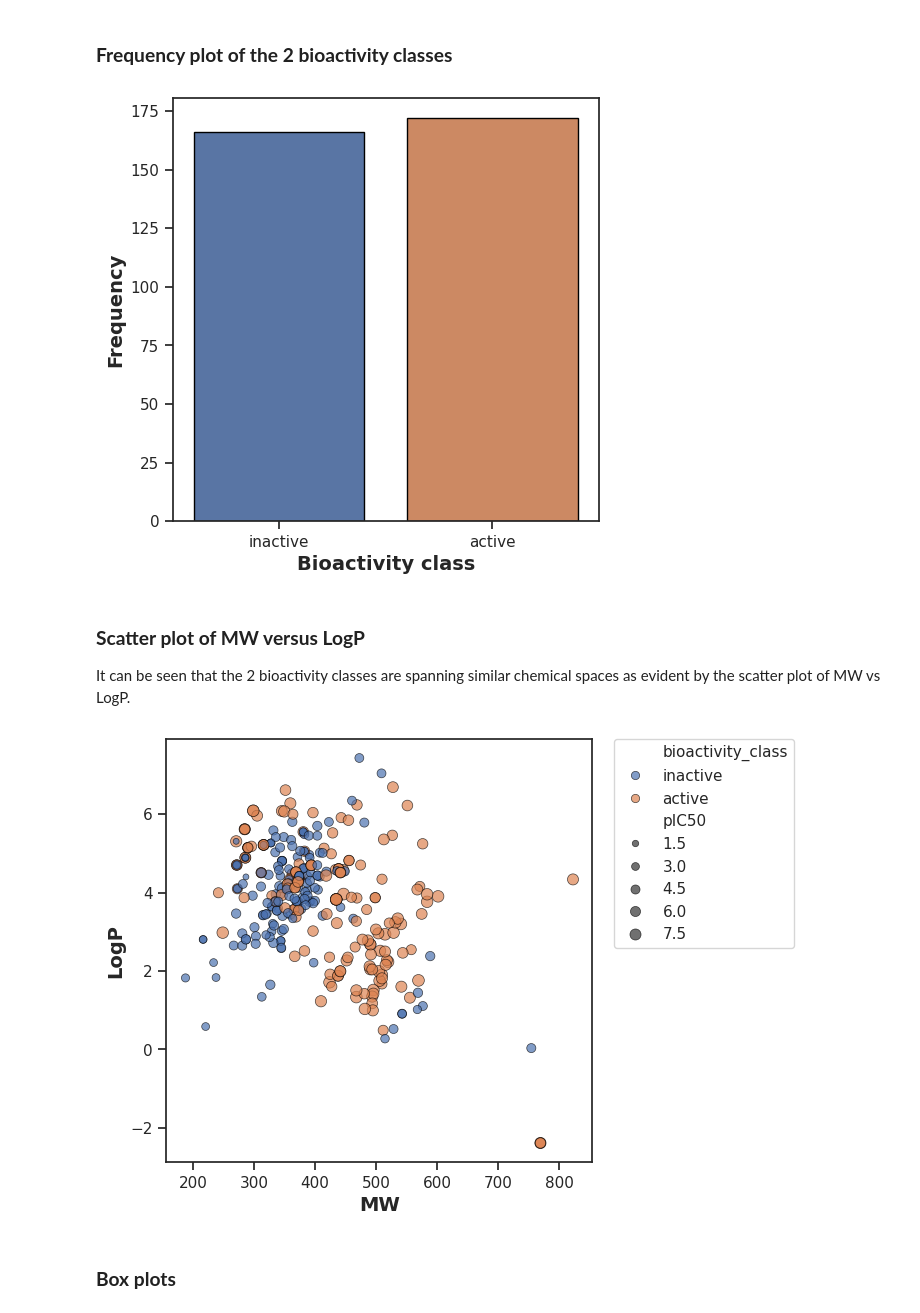
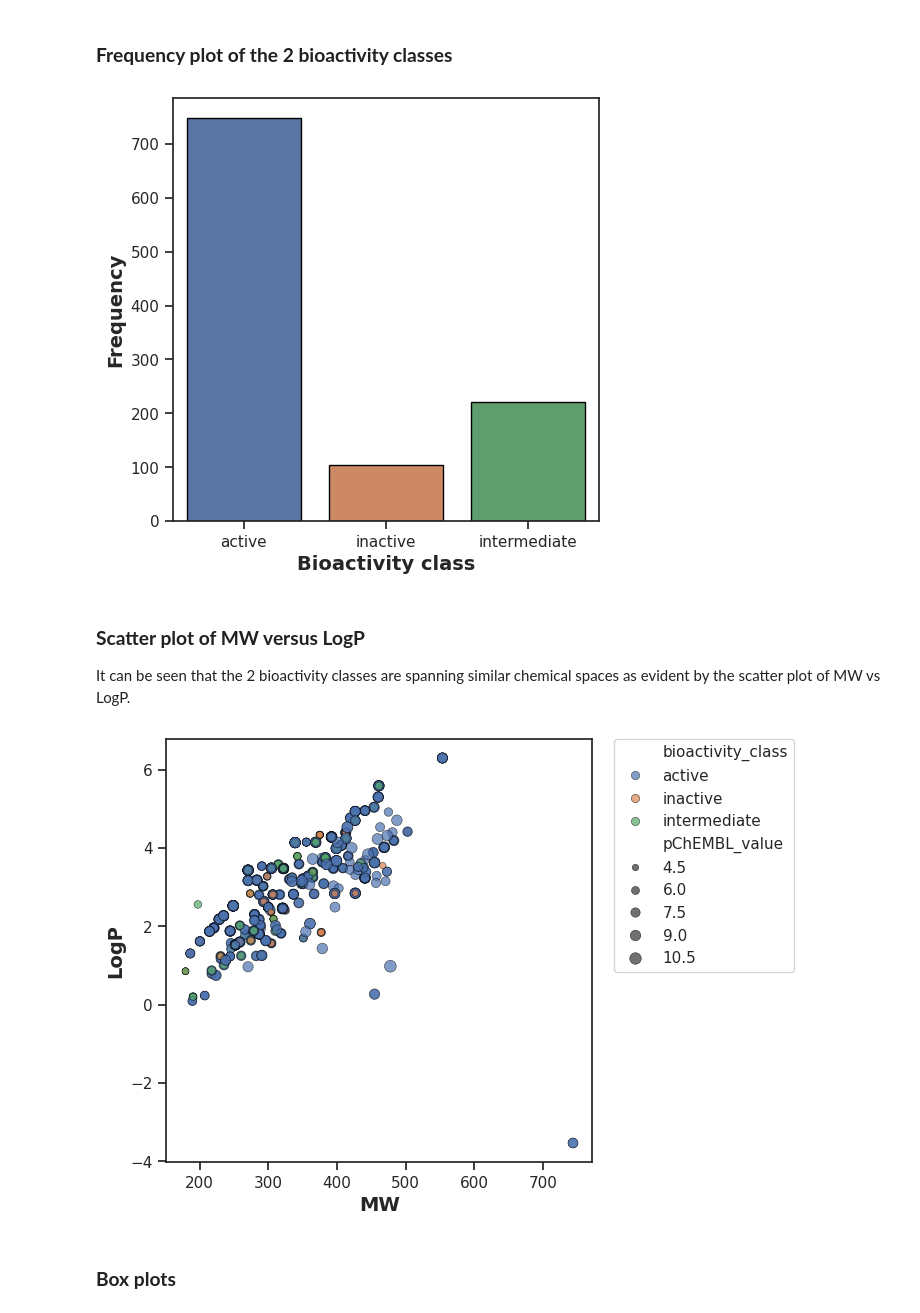
Before and after one commit to Sakhiur2022/QSAR-modeling-for-DHFR-TS, a Jupyter notebook: notebooks/Exploratory_Data_Analysis.ipynb, the cells around one changed output. Saved outputs shown, nothing was run; the diff lists cells and outputs as text; code cells hidden in the pictures.

Commit message:
feat(notebook): perform EDA on the preprocessed bioactivity dataset

```diff
--- a/notebooks/Exploratory_Data_Analysis.ipynb
+++ b/notebooks/Exploratory_Data_Analysis.ipynb
@@ -56,7 +43,7 @@ sys.path.append('/usr/local/lib/python3.7/site-packages/')
 # %%
 import pandas as pd
 # %%
-df = pd.read_csv('bioactivity_preprocessed_data.csv')
+dataset_preprocessed = pd.read_csv('bioactivity_preprocessed_data.csv')
 # %% [markdown]
 ## **Calculate Lipinski descriptors**
 Christopher Lipinski, a scientist at Pfizer, came up with a set of rule-of-thumb for evaluating the **druglikeness** of compounds. Such druglikeness is based on the Absorption, Distribution, Metabolism and Excretion (ADME) that is also known as the pharmacokinetic profile. Lipinski analyzed all orally active FDA-approved drugs in the formulation of what is to be known as the **Rule-of-Five** or **Lipinski's Rule**.
@@ -109,7 +94,7 @@ def lipinski(smiles, verbose=False):
 
     return descriptors
 # %%
-df_lipinski = lipinski(df.canonical_smiles)
+dataset_preprocessed_lipinski = lipinski(dataset_preprocessed.canonical_smiles)
 # %% [markdown]
 ### **Combine DataFrames**
 
@@ -149,4 +134,4 @@ df
 # %% [markdown]
 Now, let's combine the 2 DataFrame
 # %%
-df_combined = pd.concat([df,df_lipinski], axis=1)
+dataset_preprocessed_lipinski_combined = pd.concat([dataset_preprocessed,dataset_preprocessed_lipinski], axis=1)
@@ -352,14 +171,15 @@ sns.set(style='ticks')
 # %%
 plt.figure(figsize=(5.5, 5.5))
 
-sns.countplot(x='bioactivity_class', data=df_2class, edgecolor='black',hue='bioactivity_class')
+sns.countplot(x='bioactivity_class', data=dataset_preprocessed_lipinski_combined, edgecolor='black',hue='bioactivity_class')
 
 plt.xlabel('Bioactivity class', fontsize=14, fontweight='bold')
 plt.ylabel('Frequency', fontsize=14, fontweight='bold')
 
 plt.savefig('plot_bioactivity_class.pdf')
+plt.savefig("plot_bioactivity_class.png", dpi=300, bbox_inches="tight")
 # %% [output]
-[figure, old version]
+[figure, new version]
 # %% [markdown]
 ### **Scatter plot of MW versus LogP**
 
@@ -367,14 +187,15 @@ It can be seen that the 2 bioactivity classes are spanning similar chemical spac
 # %%
 plt.figure(figsize=(5.5, 5.5))
 
-sns.scatterplot(x='MW', y='LogP', data=df_2class, hue='bioactivity_class', size='pIC50', edgecolor='black', alpha=0.7)
+sns.scatterplot(x='MW', y='LogP', data=dataset_preprocessed_lipinski_combined, hue='bioactivity_class', size='pChEMBL_value', edgecolor='black', alpha=0.7)
 
 plt.xlabel('MW', fontsize=14, fontweight='bold')
 plt.ylabel('LogP', fontsize=14, fontweight='bold')
 plt.legend(bbox_to_anchor=(1.05, 1), loc=2, borderaxespad=0)
 plt.savefig('plot_MW_vs_LogP.pdf')
+plt.savefig('plot_MW_vs_LogP.png',dpi=300,bbox_inches="tight")
 # %% [output]
-[figure, old version]
+[figure, new version]
 # %% [markdown]
 ### **Box plots**
 # %% [markdown]
```
Also changed, not shown: parts of 47 cells of this notebook.
